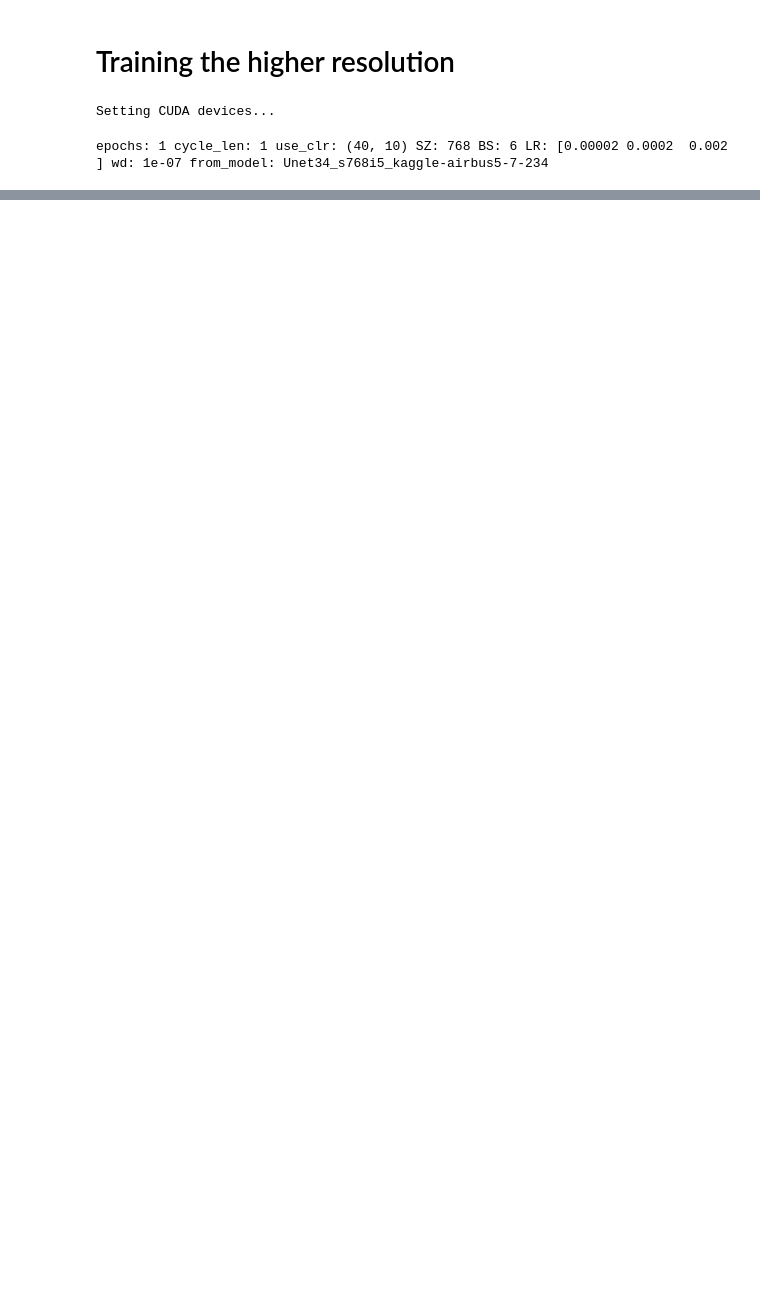
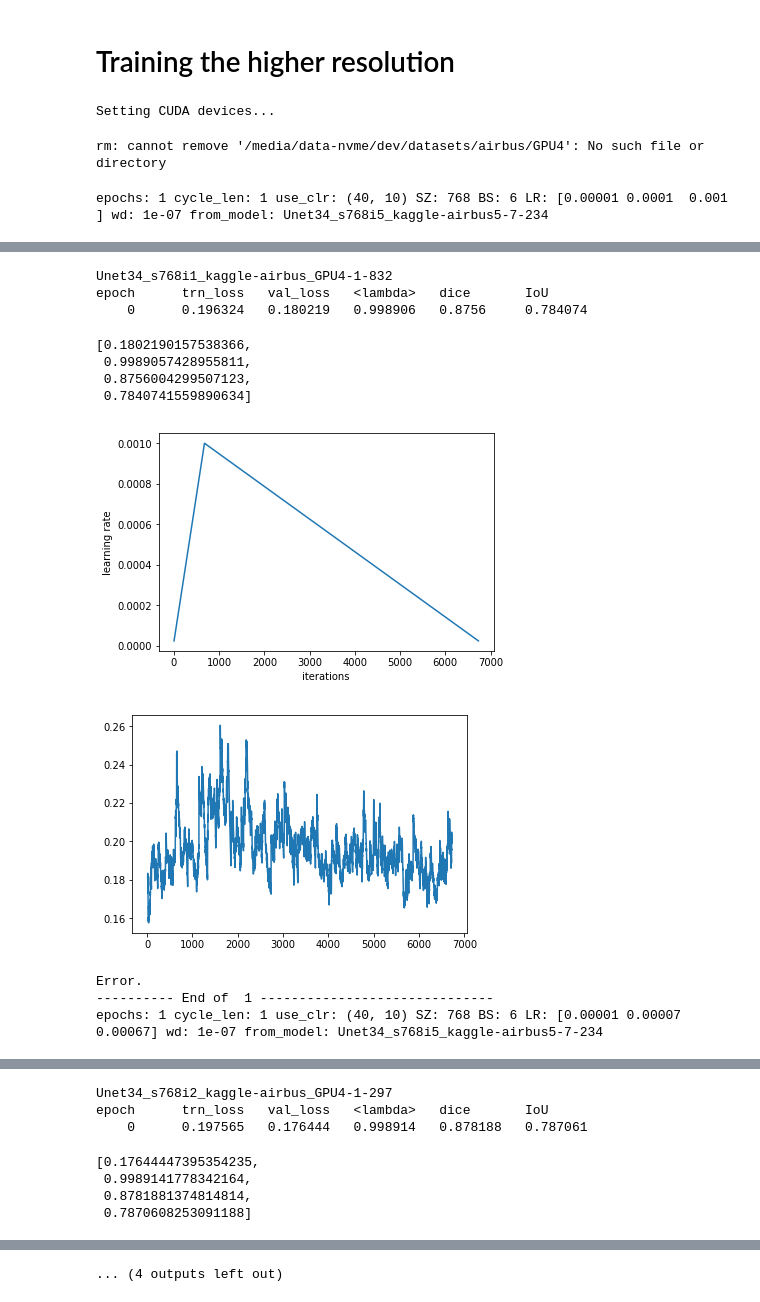
Before and after one commit to gaylordmarville/kaggle-airbus-ship-detection, a Jupyter notebook: Unet34-train-GPU4.ipynb, the cells around one changed output, grey strips where cells are left out. Saved outputs shown, nothing was run; the diff lists cells and outputs as text; code cells hidden in the pictures; blank space fills up the shorter version.

Commit message:
Unet34 train

```diff
--- a/Unet34-train-GPU4.ipynb
+++ b/Unet34-train-GPU4.ipynb
@@ -32,14 +32,14 @@ wd=1e-7
 lr = 1e-2
 lrs = np.array([lr/100,lr/10,lr])
 training_loop = [
-    [1, 1, (40,10), lrs/5, 1e-7],
-    [1, 1, (40,10), lrs/15, 1e-8],
+    [1, 1, (40,10), lrs/10, 1e-7],
+    [1, 1, (40,10), lrs/15, 1e-7],
+    [1, 2, (40,10), lrs/20, 1e-7],
     [1, 1, (40,10), lrs/20, 1e-7],
-    [1, 1, (40,10), lrs/20, 1e-6],
     [2, 2, (40,10), lrs/10, 1e-7]
 ]
 # %%
-TMP_NAME = 'trainGPU4'
+TMP_NAME = 'GPU4'
 DATASET_ROOT = '/media/data-nvme/dev/datasets/airbus/'
 PATH = DATASET_ROOT
 TRAIN = DATASET_ROOT + 'train_v2/'
@@ -48,6 +48,8 @@ SEGMENTATION = DATASET_ROOT + 'train_ship_segmentations_v2.csv'
 PRETRAINED = DATASET_ROOT + 'models/resnet34s256_kaggle-airbus-l0.053-a0.981.h5'
 DETECTION_TEST_PRED = DATASET_ROOT + 'models/ship_detection.csv'
 !rm -r {PATH}{TMP_NAME} # Cleaning temp directory
+# %% [output]
+rm: cannot remove '/media/data-nvme/dev/datasets/airbus/GPU4': No such file or directory
 # %%
 exclude_list = ['6384c3e78.jpg'] #corrupted image
 # %%
@@ -263,32 +265,44 @@ learn.opt_fn=optim.Adam
 learn.crit = MixedLoss(10.0, 2.0)
 learn.metrics=[accuracy_thresh(0.5),dice,IoU]
 learn.load(BEST_MODEL)
 i = 0
 sz = 768 #image size
 bs = 6  #batch size
 md = get_data(sz,bs)
 learn.set_data(md)
 learn.unfreeze()
 learn.bn_freeze(True)
 
 for epochs, cycle_len, use_clr, learning_rate, wd in training_loop:
     i+=1
     #     epoch      trn_loss   val_loss   <lambda>   dice       IoU
     #     Unet34_s384i3_kaggle-airbus4-7-148
     #     3      0.172256   0.16689    0.998878   0.88579    0.79573
     print("epochs:",epochs,"cycle_len:",cycle_len,"use_clr:",use_clr,"SZ:", sz, "BS:", bs, "LR:", learning_rate, "wd:", wd, "from_model:", BEST_MODEL)
-    learn.fit(learning_rate,epochs,wds=wd,cycle_len=cycle_len,use_clr=use_clr, best_save_name='Unet34_s' + str(sz)  + 'i' + str(i) + "_kaggle-airbus5")
+    learn.fit(learning_rate,epochs,wds=wd,cycle_len=cycle_len,use_clr=use_clr, best_save_name='Unet34_s' + str(sz)  + 'i' + str(i) + "_kaggle-airbus_"+TMP_NAME)
     try:
         learn.sched.plot_lr()
         plt.show()
         learn.sched.plot_loss()
         plt.show()
         learn.sched.plot_losses()
         plt.show()
         learn.sched.plot_metrics()
     except:
         print("Error.")
     print("---------- End of ", i, "------------------------------")
 # %% [output]
-epochs: 1 cycle_len: 1 use_clr: (40, 10) SZ: 768 BS: 6 LR: [0.00002 0.0002  0.002  ] wd: 1e-07 from_model: Unet34_s768i5_kaggle-airbus5-7-234
+epochs: 1 cycle_len: 1 use_clr: (40, 10) SZ: 768 BS: 6 LR: [0.00001 0.0001  0.001  ] wd: 1e-07 from_model: Unet34_s768i5_kaggle-airbus5-7-234
 [interactive output not drawn]
+Unet34_s768i1_kaggle-airbus_GPU4-1-832
+epoch      trn_loss   val_loss   <lambda>   dice       IoU
+    0      0.196324   0.180219   0.998906   0.8756     0.784074
+[0.1802190157538366,
+ 0.9989057428955811,
+ 0.8756004299507123,
+ 0.7840741559890634]
+[figure, added]
+[figure, added]
+Error.
+---------- End of  1 ------------------------------
+epochs: 1 cycle_len: 1 use_clr: (40, 10) SZ: 768 BS: 6 LR: [0.00001 0.00007 0.00067] wd: 1e-07 from_model: Unet34_s768i5_kaggle-airbus5-7-234
@@ -294,0 +310,7 @@ epochs: 1 cycle_len: 1 use_clr: (40, 10) SZ: 768 BS: 6 LR: [0.00002 0.0002  0.00
+Unet34_s768i2_kaggle-airbus_GPU4-1-297
+epoch      trn_loss   val_loss   <lambda>   dice       IoU
+    0      0.197565   0.176444   0.998914   0.878188   0.787061
+[0.17644447395354235,
+ 0.9989141778342164,
+ 0.8781881374814814,
+ 0.7870608253091188]
@@ -295,3 +319,4 @@ epochs: 1 cycle_len: 1 use_clr: (40, 10) SZ: 768 BS: 6 LR: [0.00002 0.0002  0.00
+... (4 outputs left out)
 # %%
 learn.sched.plot_lr()
 # %%
```
Also changed, not shown: parts of 2 cells of this notebook, 8 other files.
